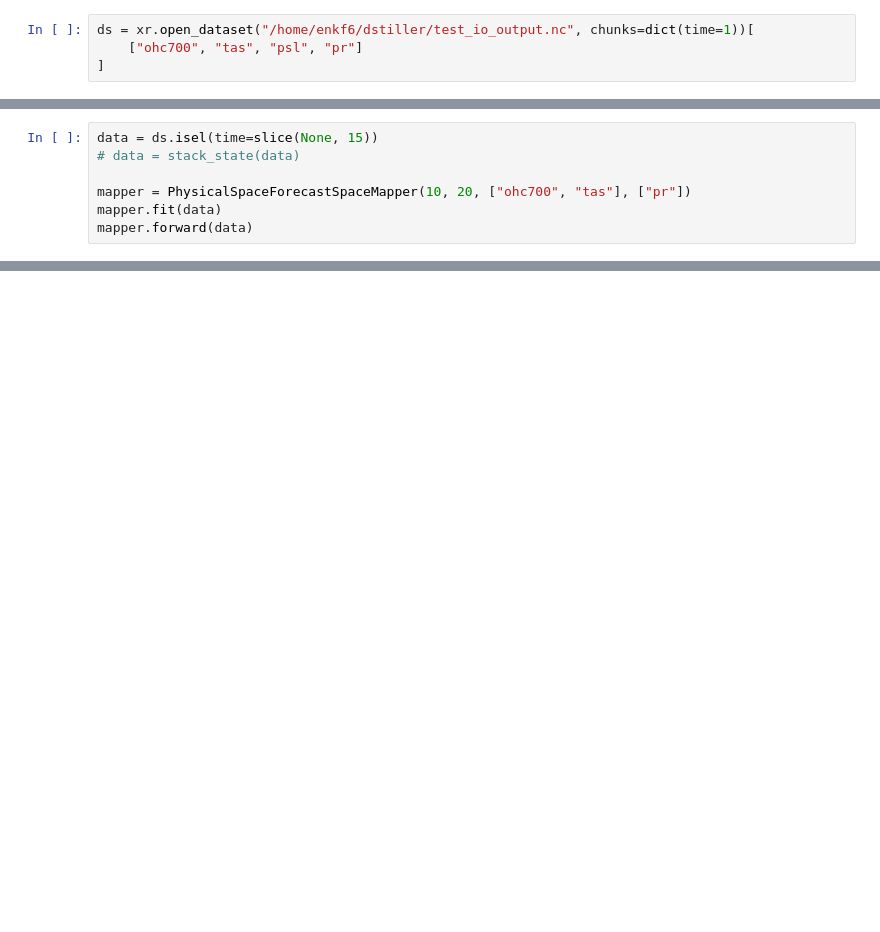
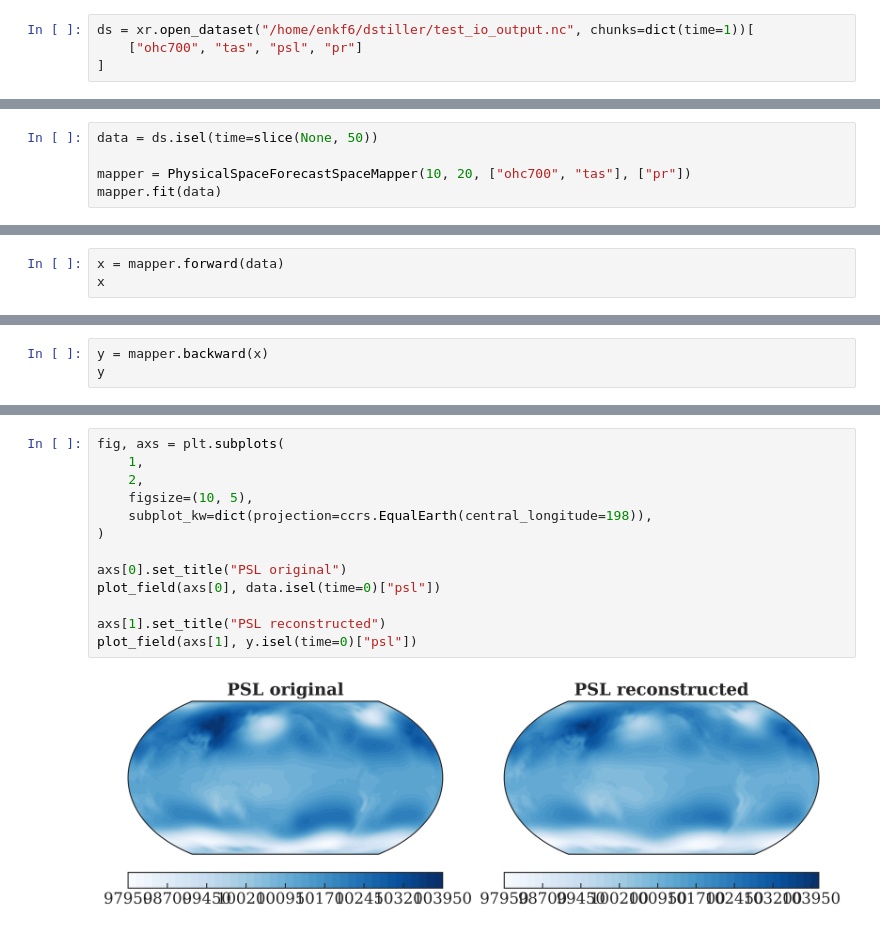
Before and after one commit to DominikStiller/uw-enspred, a Jupyter notebook: project/notebooks/test_eof.ipynb, the cells around one changed output, grey strips where cells are left out. Drawn from its saved outputs; the diff is of its cells as text; blank space fills up the shorter version.

```diff
--- a/project/notebooks/test_eof.ipynb
+++ b/project/notebooks/test_eof.ipynb
@@ -154,10 +187,8 @@ plot_field(
 # %%
-data = ds.isel(time=slice(None, 15))
-# data = stack_state(data)
+data = ds.isel(time=slice(None, 50))
 
 mapper = PhysicalSpaceForecastSpaceMapper(10, 20, ["ohc700", "tas"], ["pr"])
 mapper.fit(data)
-mapper.forward(data)
 # %% [output]
 INFO:project.spaces:PhysicalSpaceForecastSpaceMapper.fit()
 INFO:project.spaces:Calculating field variances
@@ -235,0 +210,3 @@ array([[-2.63263778e+00, -3.94305007e+00, -4.23985958e+00,
+# %%
+x = mapper.forward(data)
+x
@@ -235,0 +243,3 @@ array([[-2.63263778e+00, -3.94305007e+00, -4.23985958e+00,
+# %%
+y = mapper.backward(x)
+y
@@ -235,0 +290,15 @@ array([[-2.63263778e+00, -3.94305007e+00, -4.23985958e+00,
+# %%
+fig, axs = plt.subplots(
+    1,
+    2,
+    figsize=(10, 5),
+    subplot_kw=dict(projection=ccrs.EqualEarth(central_longitude=198)),
+)
+
+axs[0].set_title("PSL original")
+plot_field(axs[0], data.isel(time=0)["psl"])
+
+axs[1].set_title("PSL reconstructed")
+plot_field(axs[1], y.isel(time=0)["psl"])
+# %% [output]
+[figure, added]
```
Also changed, not shown: parts of 15 cells of this notebook, 2 other files.
